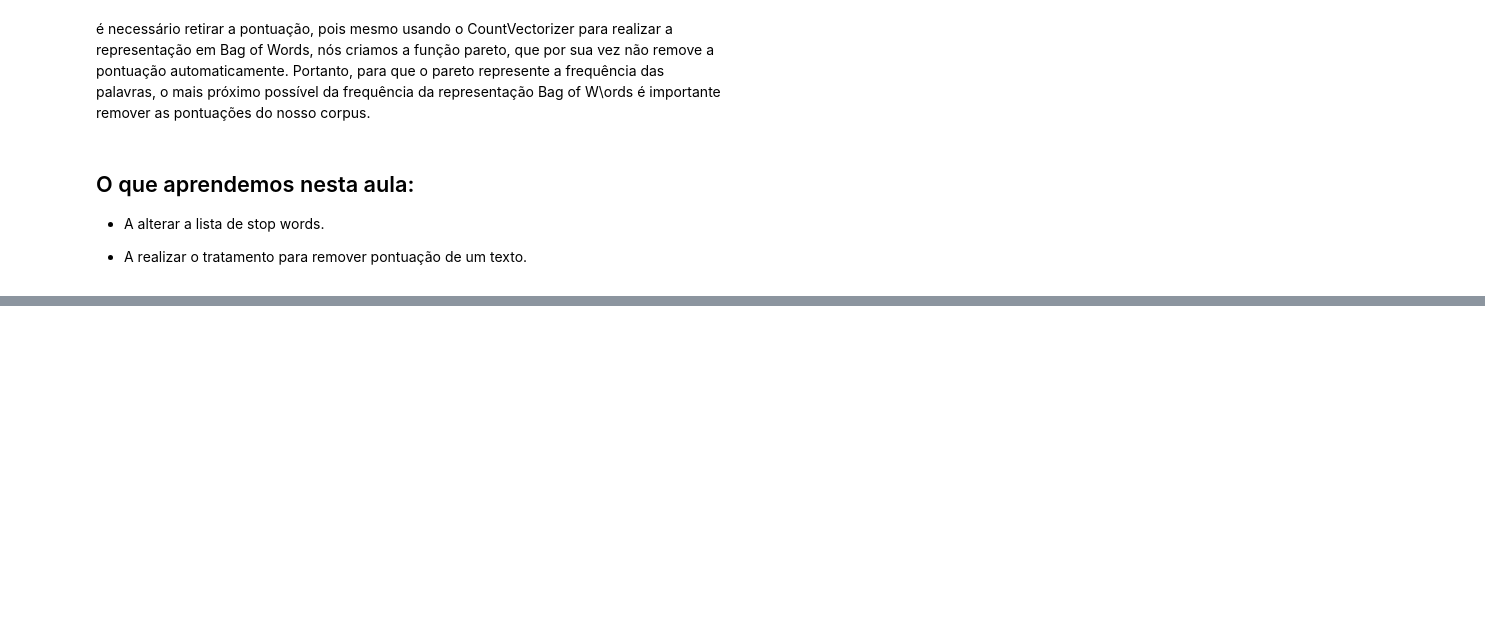
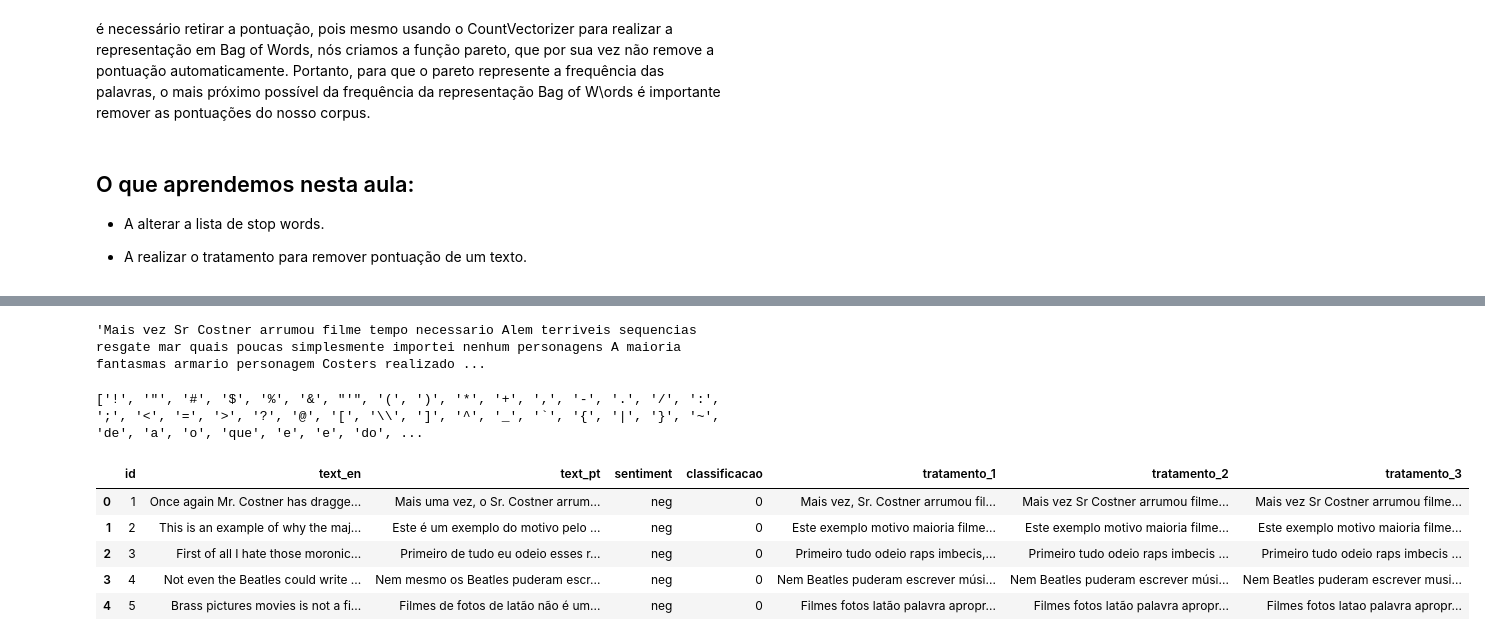
Before and after one commit to MichaelHenriqueJacinto/Linguagem-Natural-P2, a Jupyter notebook: LNP2.ipynb, the cells around one changed output, grey strips where cells are left out. Saved outputs shown, nothing was run; the diff lists cells and outputs as text; code cells hidden in the pictures; blank space fills up the shorter version.

```diff
--- a/LNP2.ipynb
+++ b/LNP2.ipynb
@@ -194,0 +213,6 @@ pareto(resenha, "tratamento_2", 10)
+# %%
+sem_acentos = [unidecode.unidecode(texto) for texto in resenha["tratamento_2"]]
+# %%
+sem_acentos[0]
+# %% [output]
+'Mais vez Sr Costner arrumou filme tempo necessario Alem terriveis sequencias resgate mar quais poucas simplesmente importei nenhum personagens A maioria fantasmas armario personagem Costers realizado ...
@@ -194,0 +221,26 @@ pareto(resenha, "tratamento_2", 10)
+# %%
+print(stopwords_sem_acentos)
+# %% [output]
+['!', '"', '#', '$', '%', '&', "'", '(', ')', '*', '+', ',', '-', '.', '/', ':', ';', '<', '=', '>', '?', '@', '[', '\\', ']', '^', '_', '`', '{', '|', '}', '~', 'de', 'a', 'o', 'que', 'e', 'e', 'do', ...
+# %%
+resenha["tratamento_3"] = sem_acentos
+
+frase_processada = list()
+for opniao in resenha["tratamento_3"]: # lista já tratada não contém os StopWords, então a menas interações na hora da Verificação.
+    nova_frase = list()
+    palavras_texto = token_pontuacao.tokenize(opniao)
+    for palavra in palavras_texto:
+        if palavra not in pontuacao_stopwords:
+            nova_frase.append(palavra)
+    frase_processada.append(' '.join(nova_frase))
+
+resenha["tratamento_3"] = frase_processada
+# %%
+resenha.head()
+# %% [output]
+|  | id | text_en | text_pt | sentiment | classificacao | tratamento_1 | tratamento_2 | tratamento_3 |
+| 0 | 1 | Once again Mr. Costner has dragge... | Mais uma vez, o Sr. Costner arrum... | neg | 0 | Mais vez, Sr. Costner arrumou fil... | Mais vez Sr Costner arrumou filme... | Mais vez Sr Costner arrumou filme... |
+| 1 | 2 | This is an example of why the maj... | Este é um exemplo do motivo pelo ... | neg | 0 | Este exemplo motivo maioria filme... | Este exemplo motivo maioria filme... | Este exemplo motivo maioria filme... |
+| 2 | 3 | First of all I hate those moronic... | Primeiro de tudo eu odeio esses r... | neg | 0 | Primeiro tudo odeio raps imbecis,... | Primeiro tudo odeio raps imbecis ... | Primeiro tudo odeio raps imbecis ... |
+| 3 | 4 | Not even the Beatles could write ... | Nem mesmo os Beatles puderam escr... | neg | 0 | Nem Beatles puderam escrever músi... | Nem Beatles puderam escrever músi... | Nem Beatles puderam escrever musi... |
+| 4 | 5 | Brass pictures movies is not a fi... | Filmes de fotos de latão não é um... | neg | 0 | Filmes fotos latão palavra apropr... | Filmes fotos latão palavra apropr... | Filmes fotos latao palavra apropr... |
```
Also changed, not shown: parts of 4 cells of this notebook.
